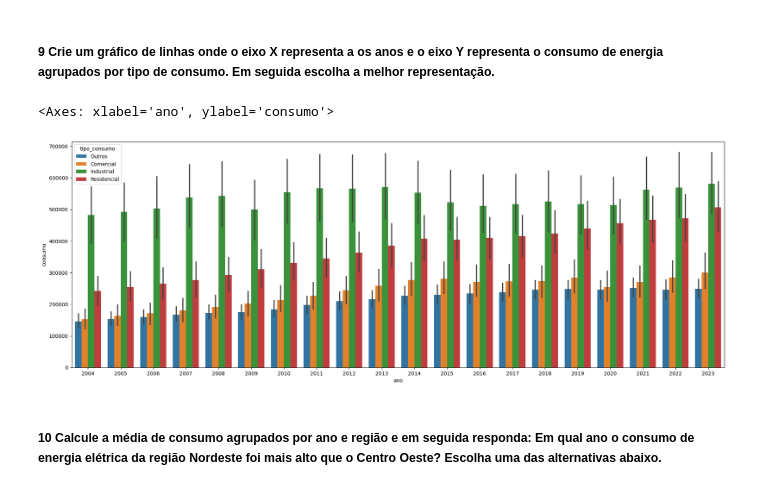
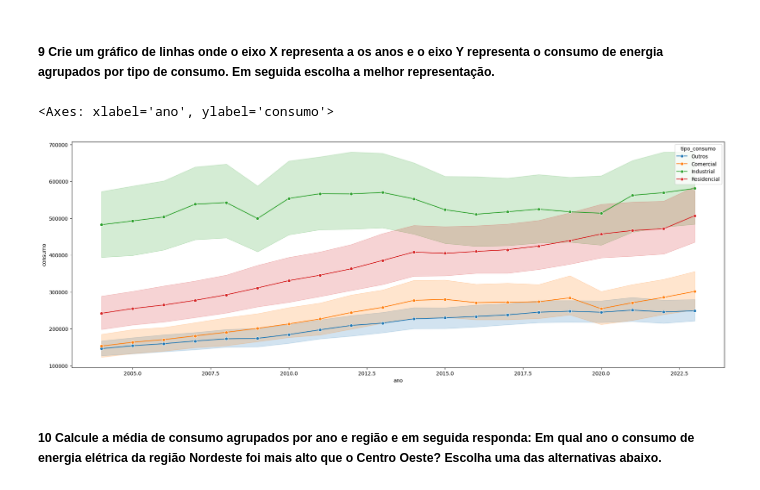
Before and after one commit to pbelfort/trabalho_ciencia_de_dados, a Jupyter notebook: notebook/tp.ipynb, the cells around one changed output. Drawn from its saved outputs; the diff is of its cells as text; code cells hidden in the pictures.

```diff
--- a/notebook/tp.ipynb
+++ b/notebook/tp.ipynb
@@ -269,12 +233,13 @@ Media de consumo: 269220.00
 ##### 9 Crie um gráfico de linhas onde o eixo X representa a os anos e o eixo Y representa o consumo de energia agrupados por tipo de consumo. Em seguida escolha a melhor representação.
 # %%
 plt.figure(figsize=(23,8))
-sns.barplot(data= processed_dataset,
+sns.lineplot(data= processed_dataset,
                 x='ano',
                 y='consumo',
-                hue='tipo_consumo')
+                hue='tipo_consumo',
+                marker='o')
 # %% [output]
 <Axes: xlabel='ano', ylabel='consumo'>
-[figure, old version]
+[figure, new version]
 # %% [markdown]
 ##### 10 Calcule a média de consumo agrupados por ano e região e em seguida responda: Em qual ano o consumo de energia elétrica da região Nordeste foi mais alto que o Centro Oeste? Escolha uma das alternativas abaixo.
```
Also changed, not shown: parts of 14 cells of this notebook, 3 other files.
